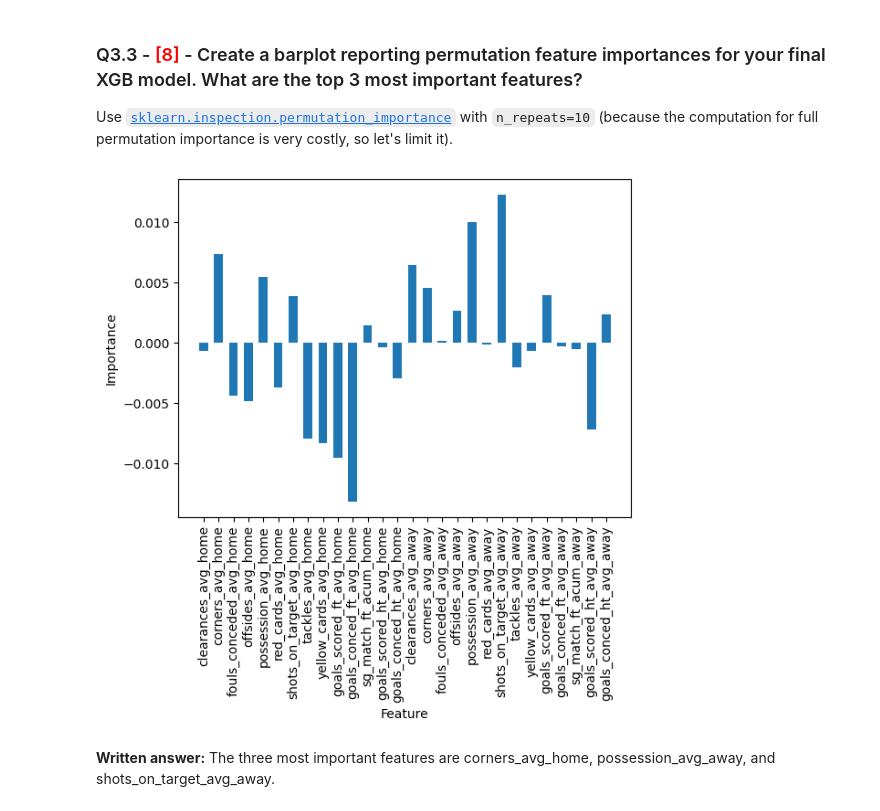
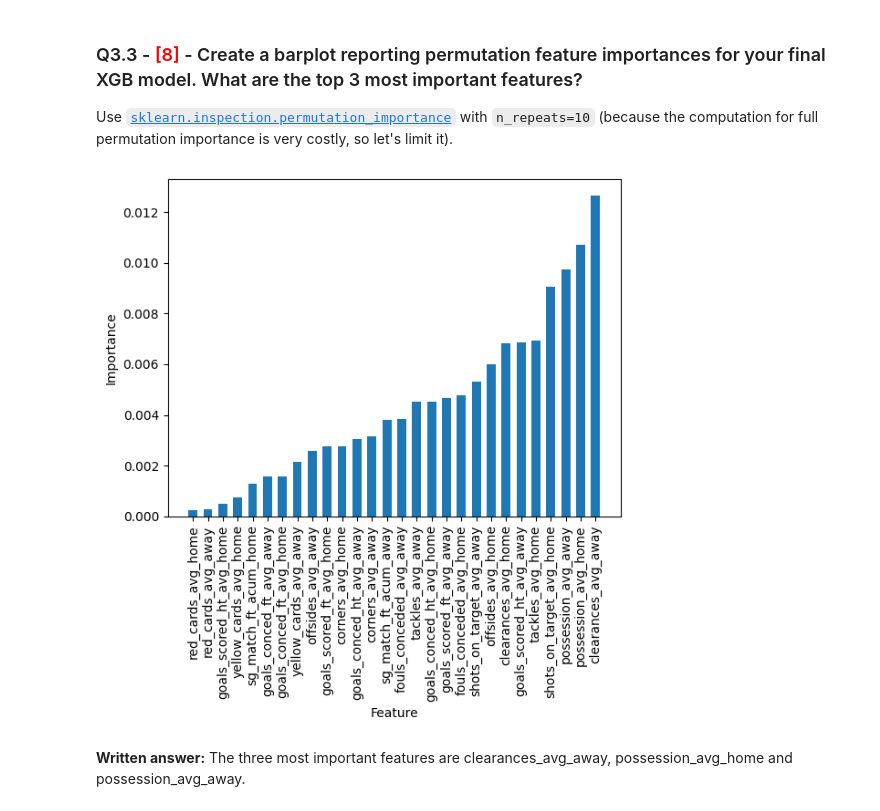
Before and after one commit to JacobEnder/DS3000, a Jupyter notebook: Assign7/Assignment_7.ipynb, the cells around one changed output. Drawn from its saved outputs; the diff is of its cells as text; code cells hidden in the pictures.

```diff
--- a/Assign7/Assignment_7.ipynb
+++ b/Assign7/Assignment_7.ipynb
@@ -475,23 +477,26 @@ I would use a more robust feature selection technique. We can see that a number
 
 Use [`sklearn.inspection.permutation_importance`](https://scikit-learn.org/stable/modules/generated/sklearn.inspection.permutation_importance.html#sklearn.inspection.permutation_importance) with `n_repeats=10` (because the computation for full permutation importance is very costly, so let's limit it).
 # %%
-#
+# From the documentation
 
-r = permutation_importance(XGB_Target, Xtest, ytest,
+r = permutation_importance(XGB_Target, Xtrain, ytrain,
                                  n_repeats=10,
-                                 random_state=seed)
+                                 random_state=seed,
+                                 n_jobs = -1)
 
 means = r.importances_mean
 
-plt.bar(Xtrain.columns, means, width=0.6)
+indices = means.argsort()
+
+plt.bar(Xtrain.columns[indices], means[indices], width=0.6)
 
 plt.xlabel('Feature')
 plt.ylabel('Importance')
 
 plt.xticks(rotation=90)
 
 plt.show()
 # %% [output]
-[figure, old version]
+[figure, new version]
 # %% [markdown]
-**Written answer:** The three most important features are corners_avg_home, possession_avg_away, and shots_on_target_avg_away.
+**Written answer:** The three most important features are clearances_avg_away, possession_avg_home and possession_avg_away.
```
Also changed, not shown: parts of 4 cells of this notebook, 24 other files.
